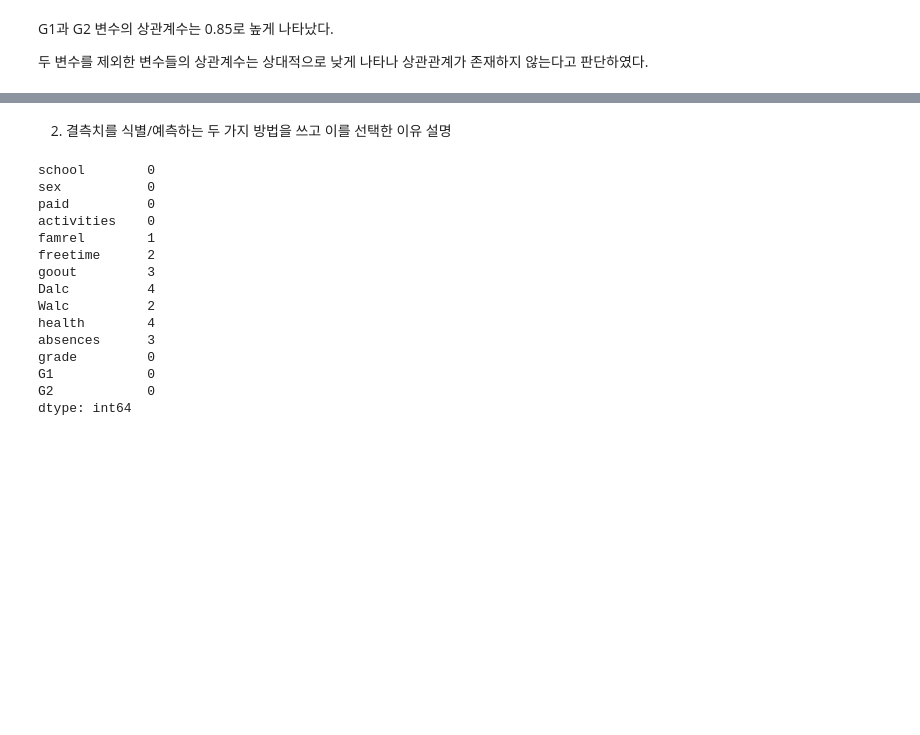
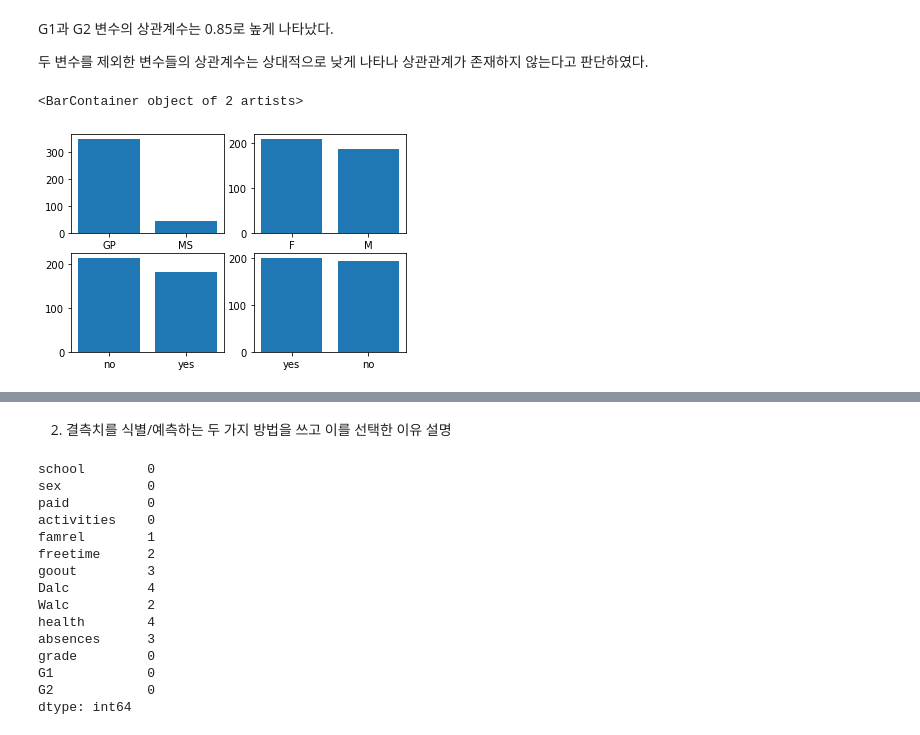
Before and after one commit to suhyehye/ADP-study, a Jupyter notebook: 파이썬한권으로끝내기/모의고사/1회/1-1.머신러닝.ipynb, the cells around one changed output, grey strips where cells are left out. Saved outputs shown, nothing was run; the diff lists cells and outputs as text; code cells hidden in the pictures; blank space fills up the shorter version.

```diff
--- a/파이썬한권으로끝내기/모의고사/1회/1-1.머신러닝.ipynb
+++ b/파이썬한권으로끝내기/모의고사/1회/1-1.머신러닝.ipynb
@@ -115,3 +119,21 @@ G1과 G2 변수의 상관계수는 0.85로 높게 나타났다.
 
 
 두 변수를 제외한 변수들의 상관계수는 상대적으로 낮게 나타나 상관관계가 존재하지 않는다고 판단하였다.
+# %%
+#범주형 변수 시각화
+fig, axs = plt.subplots(2,2)
+
+axs[0][0].bar(data['school'].value_counts().index,
+              data['school'].value_counts().values)
+
+axs[0][1].bar(data['sex'].value_counts().index,
+              data['sex'].value_counts().values)
+
+axs[1][0].bar(data['paid'].value_counts().index,
+              data['paid'].value_counts().values)
+
+axs[1][1].bar(data['activities'].value_counts().index,
+              data['activities'].value_counts().values)
+# %% [output]
+<BarContainer object of 2 artists>
+[figure, added]
```
Also changed, not shown: parts of 17 cells of this notebook, 3 other files.
